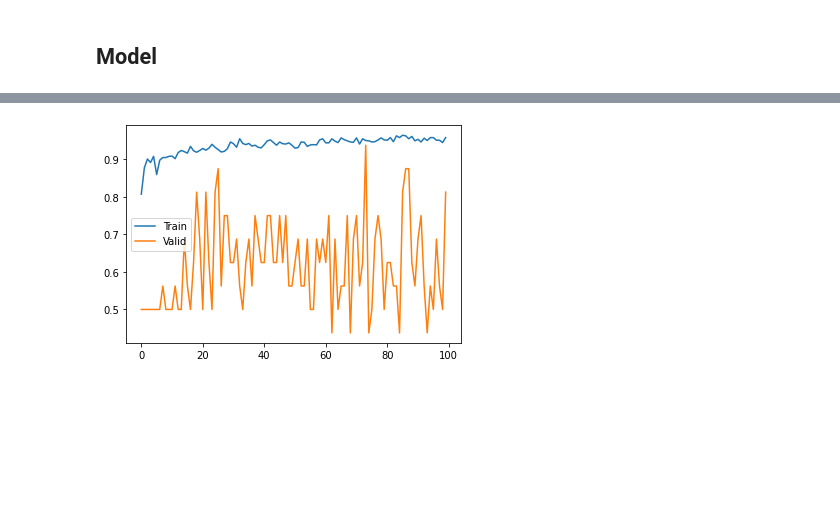
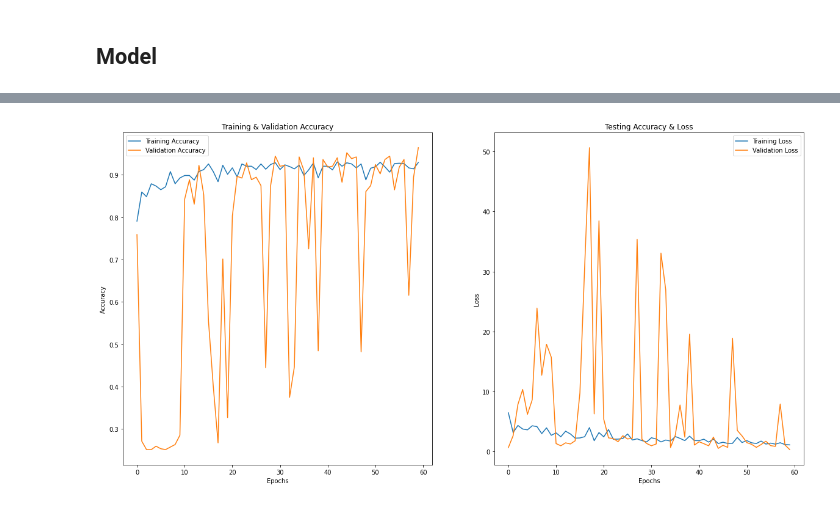
Before and after one commit to victortrigo/CNN-pneumonia, a Jupyter notebook: cnn-para-diagnostico-de-neumonia.ipynb, the cells around one changed output, grey strips where cells are left out. Drawn from its saved outputs; the diff is of its cells as text; code cells hidden in the pictures; blank space fills up the shorter version.

```diff
--- a/cnn-para-diagnostico-de-neumonia.ipynb
+++ b/cnn-para-diagnostico-de-neumonia.ipynb
@@ -223,0 +183,19 @@ checkpoint = ModelCheckpoint('mejor_modelo.hdf5',
+# %%
+base_filtros = 32
+w_regularizers = 1e-5
+# %%
+model = Sequential()
+
+model.add(Conv2D(base_filtros,   (3,3), padding='same', kernel_regularizer=regularizers.l2(w_regularizers), input_shape=x_train.shape[1:]))
+model.add(Activation('relu'))
+model.add(BatchNormalization())
+
+model.add(Conv2D(base_filtros, (3,3), padding='same', kernel_regularizer=regularizers.l2(w_regularizers)))
+model.add(Activation('relu'))
+model.add(BatchNormalization())
+model.add(MaxPooling2D(pool_size=(2,2)))
+model.add(Dropout(0.5))
+
+model.add(Flatten())
+model.add(Dense(2, activation='softmax'))
+model.summary()
@@ -237,9 +237,9 @@ y_val = tf.keras.utils.to_categorical(
 # %%
 hist = model.fit(datagen.flow(x_train, y_train),
                  callbacks=[checkpoint],
-                 steps_per_epoch=x_train.shape[0]//128,
-                 epochs=100,
+                 steps_per_epoch=40,
+                 epochs=60,
                  verbose=2,
-                 validation_data=(x_val, y_val)
+                 validation_data=(datagen.flow(x_val, y_val))
 )
 # %% [output]
@@ -266,7 +266,21 @@ Epoch 00100: val_accuracy did not improve from 0.93750
-# %%
-plt.plot(hist.history['accuracy'], label='Train')
-plt.plot(hist.history['val_accuracy'], label='Valid')
-plt.legend()
-plt.show()
-# %% [output]
-[figure, removed]
+# %%
+epochs = [i for i in range(60)]
+fig , ax = plt.subplots(1,2)
+fig.set_size_inches(20,10)
+
+ax[0].plot(epochs, hist.history['accuracy'],     label='Training Accuracy')
+ax[0].plot(epochs, hist.history['val_accuracy'], label= 'Validation Accuracy')
+ax[0].set_title('Training & Validation Accuracy')
+ax[0].legend()
+ax[0].set_xlabel("Epochs")
+ax[0].set_ylabel("Accuracy")
+
+ax[1].plot(epochs, hist.history['loss'],     label = 'Training Loss')
+ax[1].plot(epochs, hist.history['val_loss'], label = 'Validation Loss')
+ax[1].set_title('Testing Accuracy & Loss')
+ax[1].legend()
+ax[1].set_xlabel("Epochs")
+ax[1].set_ylabel("Loss")
+plt.show()
+# %% [output]
+[figure, added]
```
Also changed, not shown: parts of 24 cells of this notebook.
